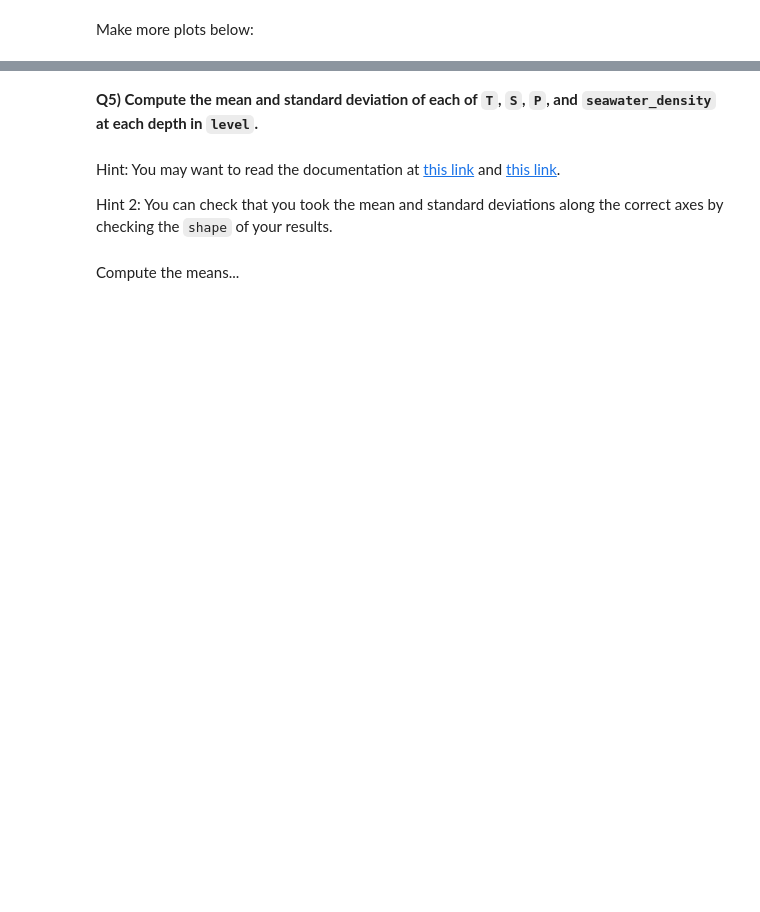
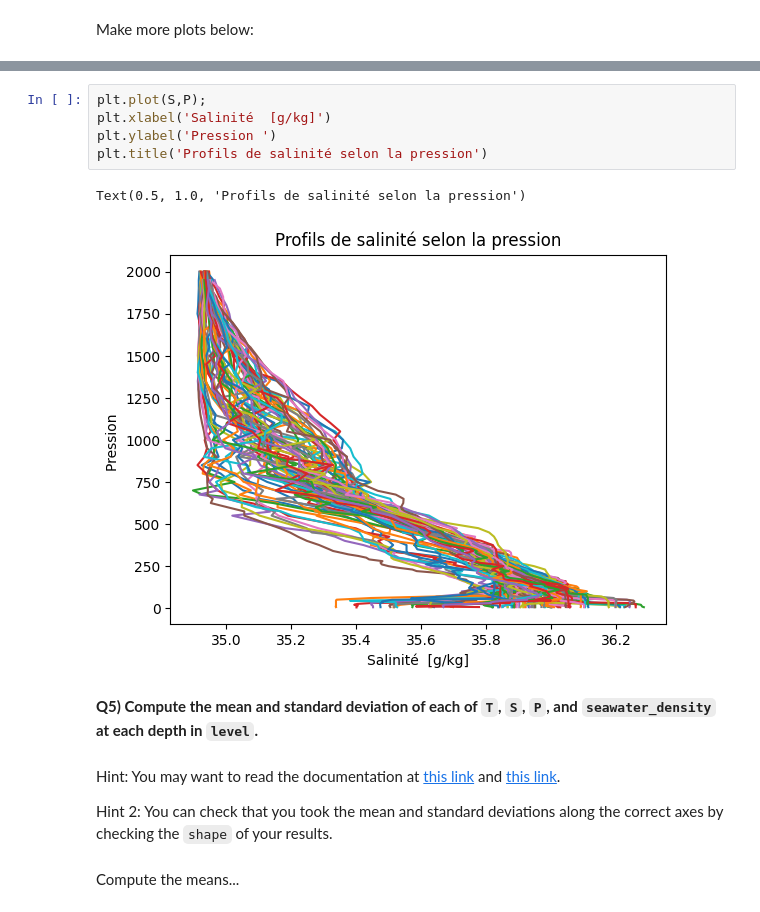
Before and after one commit to koleens/2023_Intro_Python, a Jupyter notebook: W2_S1.ipynb, the cells around one changed output, grey strips where cells are left out. Drawn from its saved outputs; the diff is of its cells as text; blank space fills up the shorter version.

```diff
--- a/W2_S1.ipynb
+++ b/W2_S1.ipynb
@@ -248,3 +282,11 @@ Make more plots below:
+# %%
+plt.plot(S,P);
+plt.xlabel('Salinité  [g/kg]')
+plt.ylabel('Pression ')
+plt.title('Profils de salinité selon la pression')
+# %% [output]
+Text(0.5, 1.0, 'Profils de salinité selon la pression')
+[figure, added]
 # %% [markdown]
 **Q5) Compute the mean and standard deviation of each of `T`, `S`, `P`, and `seawater_density` at each depth in `level`.**
 # %% [markdown]
```
Also changed, not shown: parts of 32 cells of this notebook.
